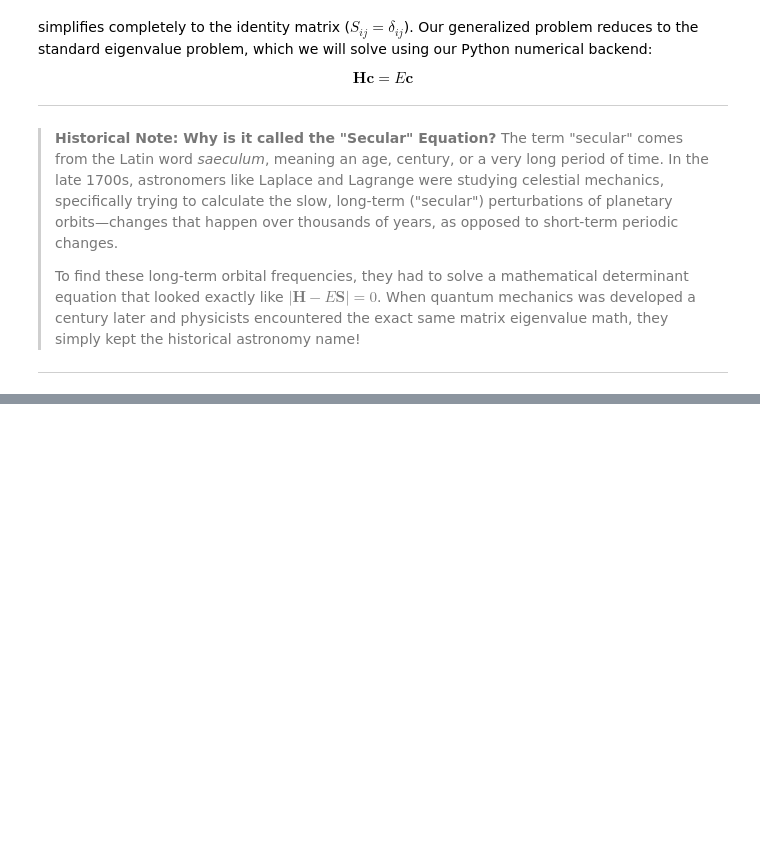
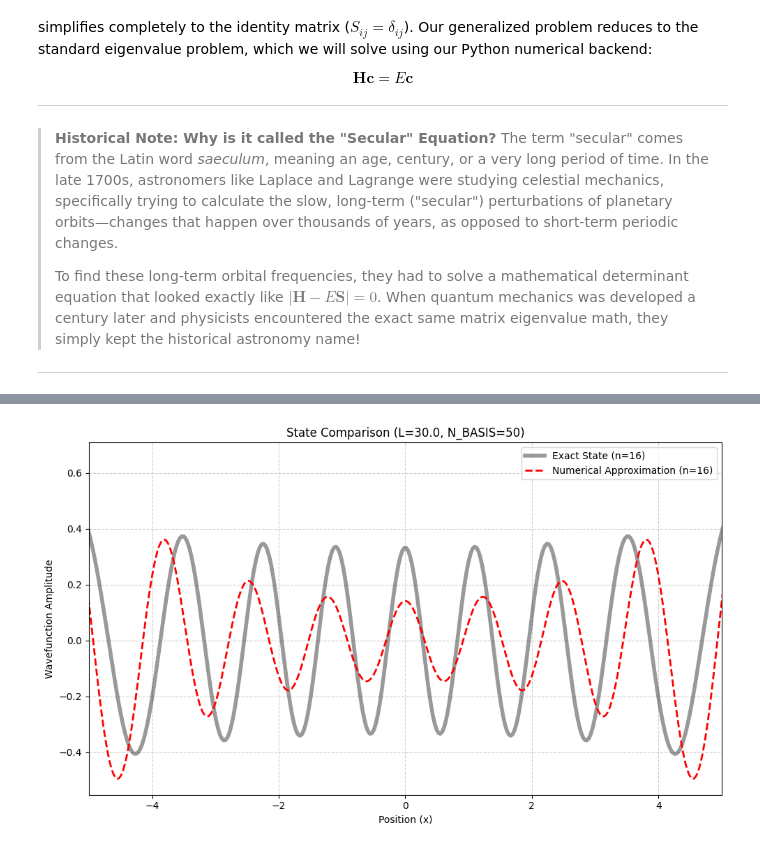
Before and after one commit to GalD101/variational_method_QHO_Project, a Jupyter notebook: QHO_Variational_Method.ipynb, the cells around one changed output, grey strips where cells are left out. Saved outputs shown, nothing was run; the diff lists cells and outputs as text; code cells hidden in the pictures; blank space fills up the shorter version.

Commit message:
numerical wave functions vs exact wave function graph (deviations begin at around n~10)

```diff
--- a/QHO_Variational_Method.ipynb
+++ b/QHO_Variational_Method.ipynb
@@ -282,6 +390,21 @@ def integrand_V(x, n, m, L, mass, omega) -> float:
     V_x = 0.5 * mass * ((omega * x)**2)  # QHO Potential: 1/2 * mass * omega^2 * x^2
 
     return chi_n * V_x * chi_m
+# %%
+def reconstruct_numerical_wavefunction(x_array, L, N_basis, eigenvector):
+    """
+    Reconstructs the spatial wavefunction by multiplying the expansion
+    coefficients (eigenvector) by the infinite square well basis functions (transforming to standard basis).
+    """
+    psi_num = np.zeros_like(x_array)
+
+    for i in range(N_basis):
+        # Basis function indices start at n=1, but arrays start at i=0
+        n = i + 1
+        # Add the weighted basis function
+        psi_num += eigenvector[i] * basis_function(x_array, n, L)
+
+    return psi_num
 # %%
 def build_hamiltonian_matrix(N_BASIS, L, mass, omega, integration_method='trapezoidal', N_GRID=1000):
     """Builds the N_BASIS x N_BASIS Hamiltonian matrix
@@ -427 +557,49 @@ Absolute Errors:    [3.12516679e-12 5.90829607e-11 4.47804283e-09 2.82022494e-08
+# %%
+# ==========================================
+# SANITY CHECK: Visualizing the nth State
+# ==========================================
+
+number = 16  # Index of the state to visualize (0 for ground state)
+
+# 1. Create a high-resolution spatial grid for plotting
+x_plot = np.linspace(-cfg.DEFAULT_L/2, cfg.DEFAULT_L/2, 1000)
+
+# 2. Reconstruct the numerical state (Column `number` of test_states)
+eigenvector = test_states[:, number]
+psi_num_number = reconstruct_numerical_wavefunction(
+    x_array=x_plot,
+    L=cfg.DEFAULT_L,
+    N_basis=cfg.DEFAULT_N_BASIS,
+    eigenvector=eigenvector
+)
+
+# 3. Calculate the exact state (n=`number`)
+psi_exact_number = exact_qho_wavefunction(x=x_plot, n=number)
+
+# 4. Handle Arbitrary Phase (Flip numerical state if it points the wrong way)
+if np.sum(psi_num_number * psi_exact_number) < 0:
+    psi_num_number *= -1
+
+# 5. Plot the comparison
+plt.figure(figsize=(10, 6))
+
+# The exact universe (Thick, semi-transparent solid line)
+plt.plot(x_plot, psi_exact_number, 'k-', linewidth=4, alpha=0.4, label=f'Exact State (n={number})')
+
+# Your numerical approximation (Dashed colored line)
+plt.plot(x_plot, psi_num_number, 'r--', linewidth=2, label=f'Numerical Approximation (n={number})')
+
+plt.title(f"State Comparison (L={cfg.DEFAULT_L}, N_BASIS={cfg.DEFAULT_N_BASIS})")
+plt.xlabel("Position (x)")
+plt.ylabel("Wavefunction Amplitude")
+
+# Zoom in on the center of the well where the QHO wave lives
+plt.xlim(-5, 5)
+
+plt.legend()
+plt.grid(True, linestyle='--', alpha=0.6)
+plt.tight_layout()
+plt.show()
+# %% [output]
+[figure, added]
 # %%
```
Also changed, not shown: parts of 8 cells of this notebook, 1 other file.
